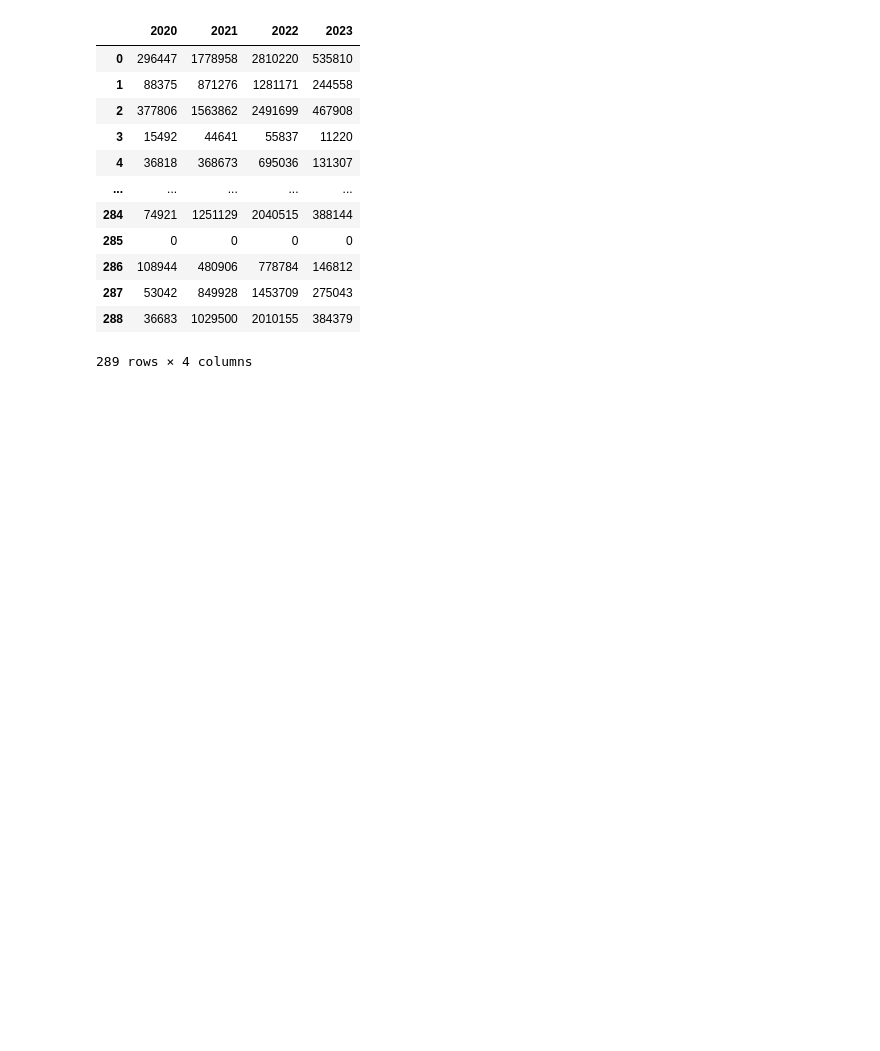
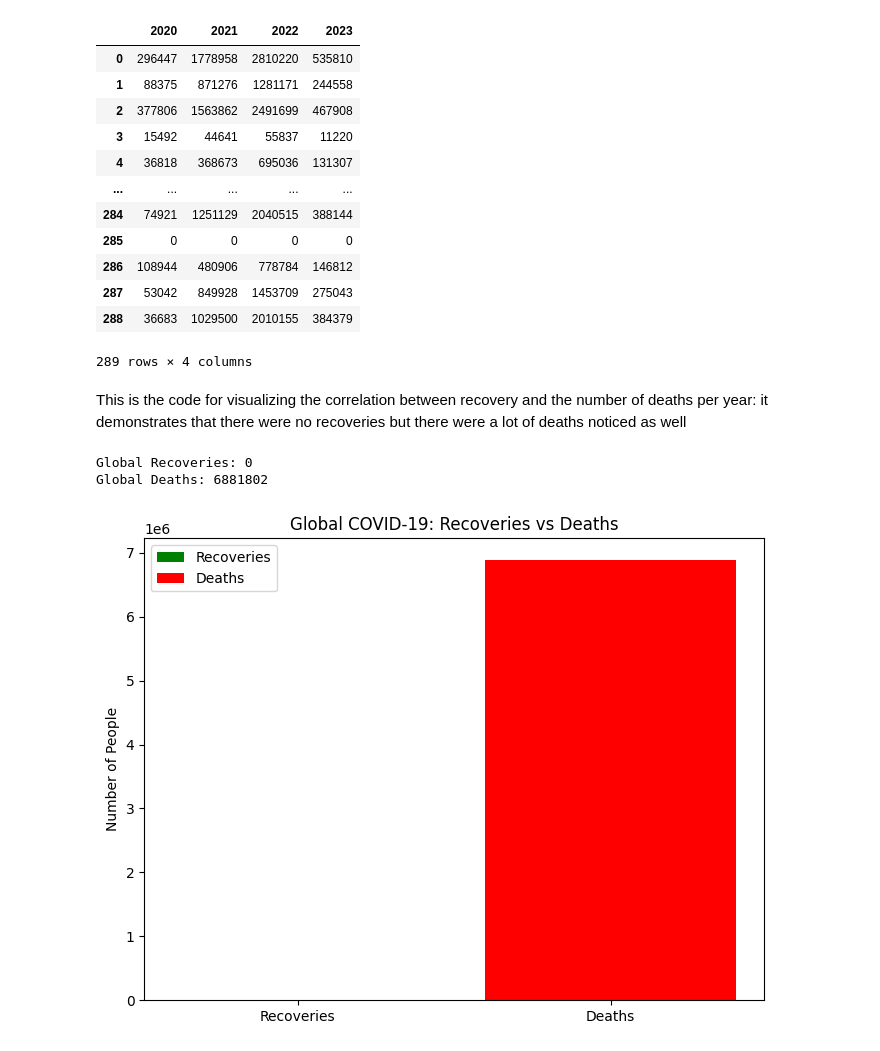
Before and after one commit to Sidhchamp1/Covid-19, a Jupyter notebook: test_code.ipynb, the cells around one changed output. Drawn from its saved outputs; the diff is of its cells as text; code cells hidden in the pictures; blank space fills up the shorter version.

```diff
--- a/test_code.ipynb
+++ b/test_code.ipynb
@@ -170,0 +253,49 @@ plt.show()
+# %% [markdown]
+This is the code for visualizing the correlation between recovery and the number of deaths per year: it demonstrates that there were no recoveries but there were a lot of deaths noticed as well
+# %%
+import warnings
+warnings.filterwarnings('ignore')
+
+import numpy as np
+import pandas as pd
+import matplotlib.pyplot as plt
+
+# --- Load data ---
+url_recovered = "https://raw.githubusercontent.com/CSSEGISandData/COVID-19/refs/heads/master/csse_covid_19_data/csse_covid_19_time_series/time_series_covid19_recovered_global.csv"
+recovery_df = pd.read_csv(url_recovered)
+
+url_deaths = "https://raw.githubusercontent.com/CSSEGISandData/COVID-19/refs/heads/master/csse_covid_19_data/csse_covid_19_time_series/time_series_covid19_deaths_global.csv"
+deaths_df = pd.read_csv(url_deaths)
+
+# --- Group & Sum ---
+# Remove Lat/Long and sum all countries
+recovery_df = recovery_df.drop(columns=["Lat", "Long"])
+deaths_df = deaths_df.drop(columns=["Lat", "Long"])
+
+# Latest date columns
+latest_date_recovered = recovery_df.columns[-1]
+latest_date_deaths = deaths_df.columns[-1]
+
+# Sum all countries (or provinces) globally
+total_recoveries = recovery_df[latest_date_recovered].sum()
+total_deaths = deaths_df[latest_date_deaths].sum()
+
+print(f"Global Recoveries: {total_recoveries}")
+print(f"Global Deaths: {total_deaths}")
+
+# --- Make a simple bar chart ---
+plt.figure(figsize=(8,6))
+
+# Make the bar chart and save the bars to a variable
+bars = plt.bar(["Recoveries", "Deaths"], [total_recoveries, total_deaths], color=['green', 'red'])
+
+# Add a legend (notice the brackets [ ])
+plt.legend([bars[0], bars[1]], ["Recoveries", "Deaths"])
+
+plt.ylabel("Number of People")
+plt.title("Global COVID-19: Recoveries vs Deaths")
+plt.show()
+# %% [output]
+Global Recoveries: 0
+Global Deaths: 6881802
+[figure, added]
```
Also changed, not shown: parts of 18 cells of this notebook.
